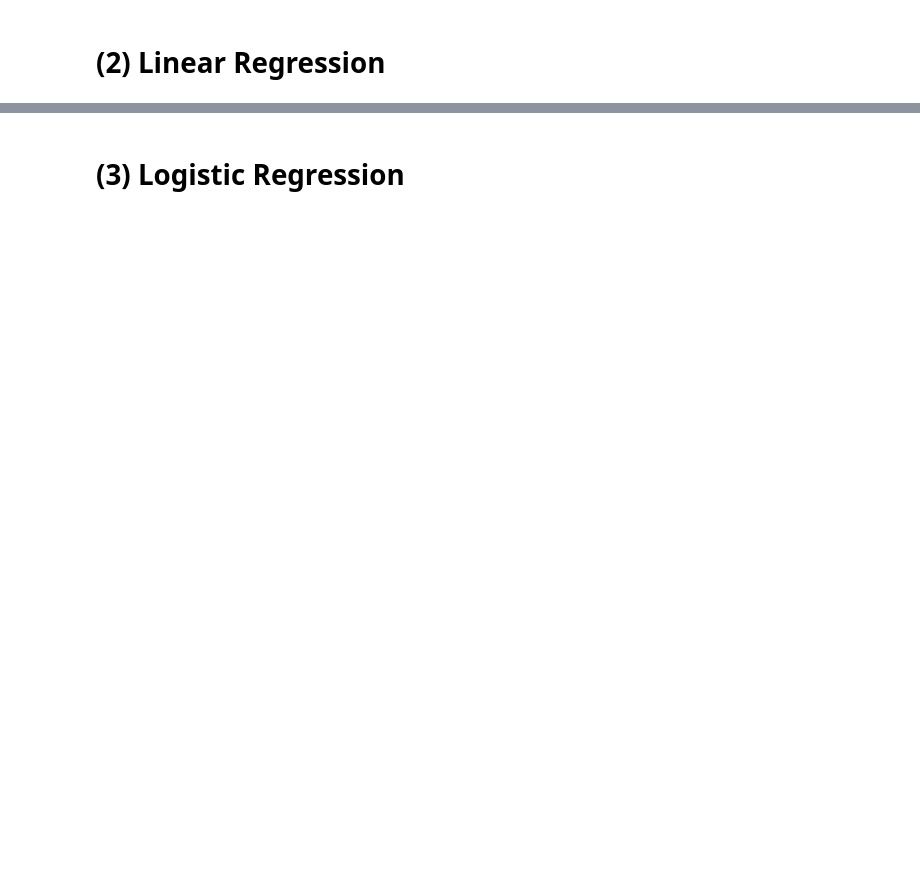
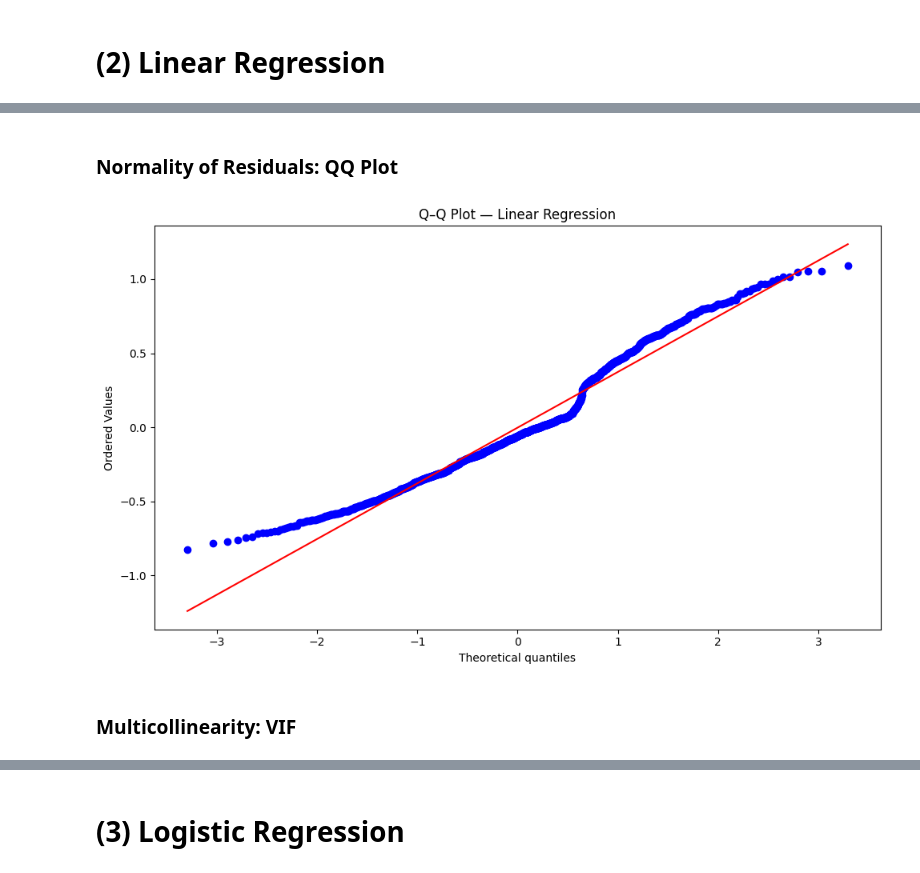
Before and after one commit to khaeuss808/AIPI590_InterpretableAI, a Jupyter notebook: Assignment1.ipynb, the cells around one changed output, grey strips where cells are left out. Cells and saved outputs as stored; diff of their text form; code cells hidden in the pictures; blank space fills up the shorter version.

```diff
--- a/Assignment1.ipynb
+++ b/Assignment1.ipynb
@@ -105,0 +138,7 @@ df.head()
+# %%
+# customerID does not contribute value to the model as it is just a unique
+#       identifier for customers, so I am dropping that col
+df = df.drop(columns=["customerID"])
+
+df_encoded = pd.get_dummies(df, drop_first=True)
+print(df_encoded.shape)
@@ -107,0 +294,13 @@ df.head()
+# %% [markdown]
+### Normality of Residuals: QQ Plot
+# %%
+residuals = y_test - lr_pred
+plt.figure(figsize=(10, 6))
+stats.probplot(residuals, dist="norm", plot=plt)
+plt.title(f"Q–Q Plot — Linear Regression")
+plt.tight_layout()
+plt.show()
+# %% [output]
+[figure, added]
+# %% [markdown]
+### Multicollinearity: VIF
```
Also changed, not shown: parts of 25 cells of this notebook.
